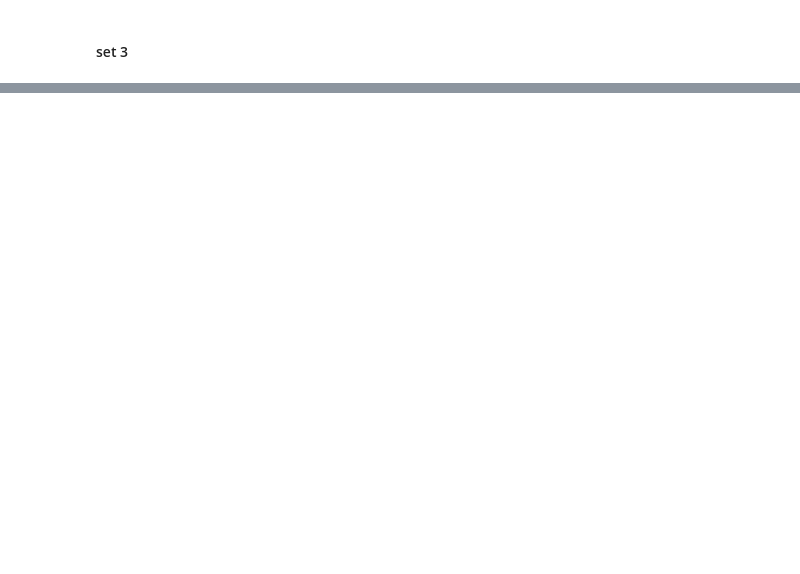
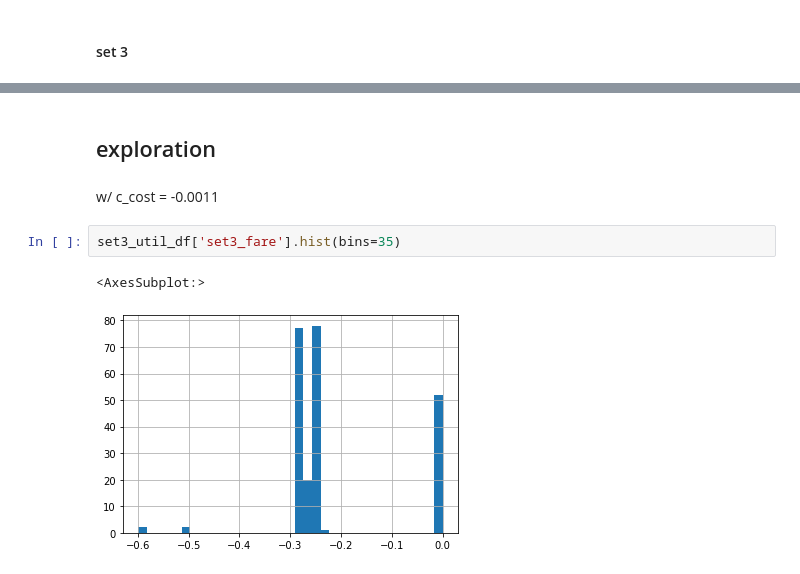
Before and after one commit to SANDAG/ABM, a Jupyter notebook: src/asim_cross_border/notebooks/debug tvpb.ipynb, the cells around one changed output, grey strips where cells are left out. Cells and saved outputs as stored; diff of their text form; blank space fills up the shorter version.

```diff
--- a/src/asim_cross_border/notebooks/debug tvpb.ipynb
+++ b/src/asim_cross_border/notebooks/debug tvpb.ipynb
@@ -101,0 +118,9 @@ set3_merged[[col for col in set3_merged if 'asc' in col or 'ASC' in col]].reset_
+# %% [markdown]
+## exploration
+# %% [markdown]
+w/ c_cost = -0.0011
+# %%
+set3_util_df['set3_fare'].hist(bins=35)
+# %% [output]
+<AxesSubplot:>
+[figure, added]
```
Also changed, not shown: parts of 10 cells of this notebook, 1 other file.
